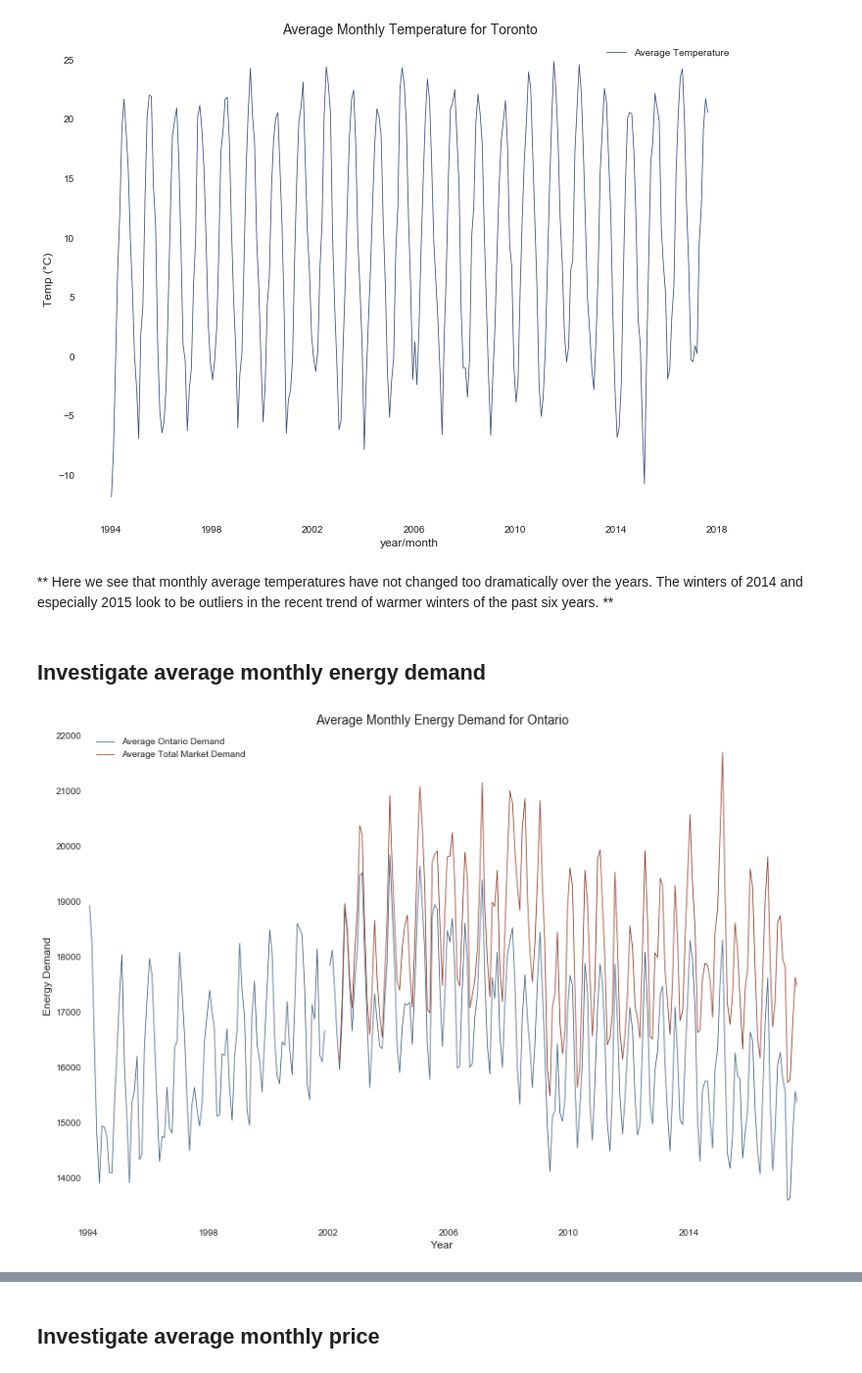
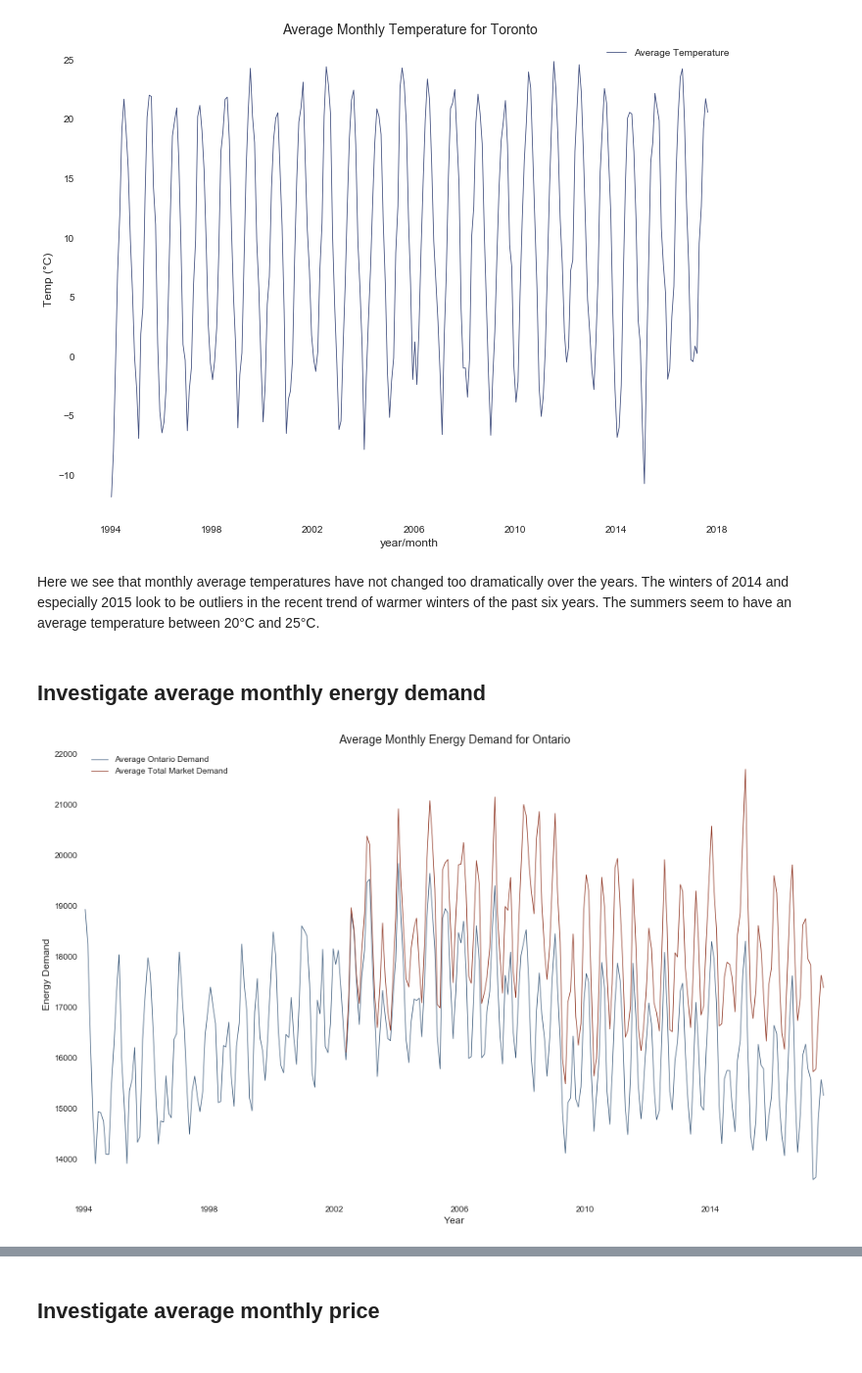
Before and after one commit to james-parks/Project2, a Jupyter notebook: CanadaEnergyUse.ipynb, the cells around one changed output, grey strips where cells are left out. Shown at 98% size. Drawn from its saved outputs; the diff is of its cells as text; code cells hidden in the pictures.

```diff
--- a/CanadaEnergyUse.ipynb
+++ b/CanadaEnergyUse.ipynb
@@ -206,3 +192,12 @@ memory usage: 55.5+ MB
+# %%
+#List the indices where the Ontario Demand data is missing.
+en_list_df=all_data[197280:198024].index
+# Replace the missing demand with the previous day's energy demand increased by the average daily increase.
+for i in en_list_df:
+    all_data.iloc[i,27]=all_data.iloc[i-24,27]+22.709677
+
+# Replace themissing May 2002 data with the previous day's demand
+all_data.iloc[206712,27]=all_data.iloc[206712-24,27]
 # %% [markdown]
 ## Weather and Population Variable Descriptions
 
@@ -288,24 +283,24 @@ line_plot(yearly_avg,"year/month","Temp (°C)", "Average Temperature",'Average M
 # %% [output]
 [figure]
 # %% [markdown]
-** Here we see that monthly average temperatures have not changed too dramatically over the years. The winters of 2014 and especially 2015 look to be outliers in the recent trend of warmer winters of the past six years. **
+Here we see that monthly average temperatures have not changed too dramatically over the years. The winters of 2014 and especially 2015 look to be outliers in the recent trend of warmer winters of the past six years. The summers seem to have an average temperature between 20°C and 25°C.
 # %% [markdown]
 ## Investigate average monthly energy demand
 # %%
-fig, ax = plt.subplots(figsize=(14, 10))
+fig, ax = plt.subplots(figsize=(16, 10))
 ax.spines["top"].set_visible(False)
 ax.spines["right"].set_visible(False)
 ax.set_facecolor('white')
 ax.get_xaxis().tick_bottom()
 ax.get_yaxis().tick_left()
 plt.plot(yearly_avg["year/month"], yearly_avg["Ontario Demand"], color="#3F5D7D", linewidth=0.8,label="Average Ontario Demand")
 plt.plot(yearly_avg["year/month"], yearly_avg["Total Market Demand"], color="#8E3320", linewidth=0.8,label="Average Total Market Demand")
 plt.xlabel('Year', fontsize=12)
 plt.ylabel('Energy Demand', fontsize=12)
 plt.title('Average Monthly Energy Demand for Ontario', fontsize=14)
-plt.xlim(["1994-01-01","2017-07-31"])
+plt.xlim(["1994-01-01","2017-08-31"])
 plt.legend()
 plt.show()
 # %% [output]
-[figure, old version]
+[figure, new version]
 # %% [markdown]
```
Also changed, not shown: parts of 104 cells of this notebook.
